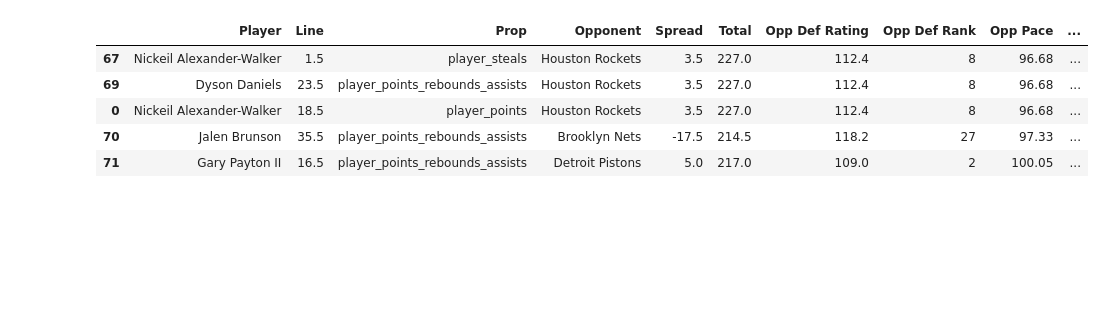
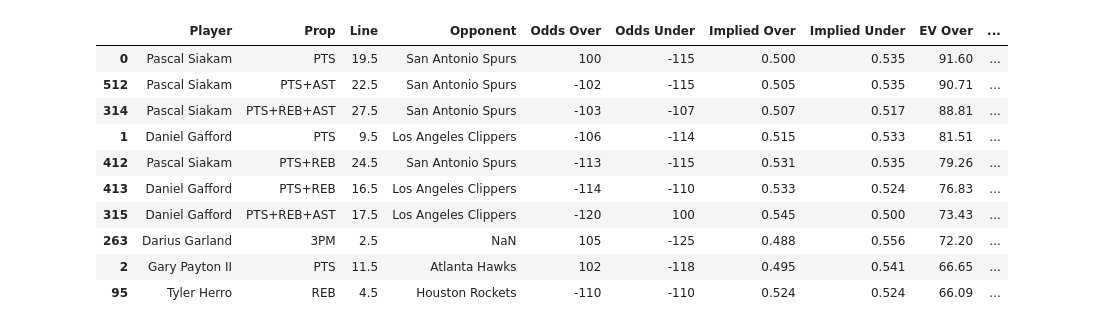
Before and after one commit to spon7ge/NBA-Prop-Predictor, a Jupyter notebook: src/points_model/prizepicks.ipynb, the cells around one changed output. Cells and saved outputs as stored; diff of their text form; code cells hidden in the pictures; blank space fills up the shorter version.

```diff
--- a/src/points_model/prizepicks.ipynb
+++ b/src/points_model/prizepicks.ipynb
@@ -101,5 +85,7 @@ Loaded: NBA_20260320_092137.json
 # %%
-df = pd.read_csv('data/raw/season_stats/S26.csv').sort_values(by='GAME_DATE')
-df.tail()
+s25 = pd.read_csv('data/raw/season_stats/S25.csv').sort_values(by='GAME_DATE')
+s26 = pd.read_csv('data/raw/season_stats/S26.csv').sort_values(by='GAME_DATE')
+base_df = pd.concat([s25, s26])
+base_df.tail()
 # %% [output]
 |  | SEASON_YEAR | PLAYER_ID | PLAYER_NAME | NICKNAME | TEAM_ID | TEAM_ABBREVIATION | TEAM_NAME | GAME_ID | ... |
@@ -679,38 +493,98 @@ rename_map = {
     'GAME_TOTAL': 'Total',
     'OPP_DEF_RATING': 'Opp Def Rating',
     'OPP_RANK_DEF_RATING': 'Opp Def Rank',
     'OPP_PACE': 'Opp Pace',
     'OPP_PACE_RANK': 'Opp Pace Rank',
     'ODDS_OVER': 'Odds Over',
     'ODDS_UNDER': 'Odds Under',
     'IMP_PROB_OVER': 'Implied Over',
     'IMP_PROB_UNDER': 'Implied Under',
     'AVG_STAT_L5': 'Avg Stat L5',
     'MED_STAT_L5': 'Med Stat L5',
     'STD_STAT_L5': 'Std Stat L5',
     'EDGE': 'Edge',
     'MED_EDGE': 'Med Edge',
     'Z_SCORE': 'Z Score',
     'PROB_OVER': 'Prob Over',
     'PROB_UNDER': 'Prob Under',
     'EV_OVER': 'EV Over',
     'EV_UNDER': 'EV Under',
     'OVER_RATE_L5': 'OVER L5',
     'OVER_RATE_L10': 'OVER L10',
     'OVER_RATE_L15': 'OVER L15',
     'OVER_RATE_SEASON': 'ALL SEASON',
     'AVG_MIN_L5': 'Avg Min L5',
     'STD_MIN_L5': 'Std Min L5',
+    'AVG_USG_L5': 'Avg USG% L5',
+    'STD_USG_L5': 'Std USG% L5',
     'MIN_CONSISTENCY': 'Min Consistency',
-    'IS_UNDERDOG': 'Underdog'
+    'IS_UNDERDOG': 'Underdog',
+    'AVG_STAT_VS_MATCHUP': 'Avg Stat vs Matchup',
+    'MATCHUP_GAMES': 'Matchup Games',
 }
 
 df = final.rename(columns=rename_map)
-df.head()
+prop_label_map = {
+    'player_points': 'PTS',
+    'player_rebounds': 'REB',
+    'player_assists': 'AST',
+    'player_turnovers': 'TOV',
+    'player_frees_attempts': 'FTA',
+    'player_threes': '3PM',
+    'player_blocks': 'BLK',
+    'player_steals': 'STL',
+    'player_blocks_steals': 'BLK+STL',
+    'player_points_rebounds_assists': 'PTS+REB+AST',
+    'player_points_rebounds': 'PTS+REB',
+    'player_points_assists': 'PTS+AST',
+    'player_rebounds_assists': 'REB+AST',
+}
+
+# In this cell `df['Prop']` is the CATEGORY value (e.g., 'player_points').
+df['Prop'] = df['Prop'].map(prop_label_map).fillna(df['Prop'])
+
+df = df[[
+    'Player',
+    'Prop',
+    'Line',
+    'Opponent',
+    'Odds Over',
+    'Odds Under',
+    'Implied Over',
+    'Implied Under',
+    'EV Over',
+    'EV Under',
+    'Avg Stat L5',
+    'Std Stat L5',
+    'Z Score',
+    'Prob Over',
+    'Prob Under',
+    'OVER L5',
+    'OVER L10',
+    'OVER L15',
+    'Avg Min L5',
+    'Std Min L5',
+    'Avg USG% L5',
+    'Std USG% L5',
+    'Avg Stat vs Matchup',
+    'Matchup Games',
+    'Spread',
+    'Total',
+    'Opp Def Rating',
+    'Opp Def Rank',
+    'Opp Pace',
+    'Opp Pace Rank',
+]].sort_values(by='EV Over', ascending=False)
+df.head(10)
 # %% [output]
-|  | Player | Line | Prop | Opponent | Spread | Total | Opp Def Rating | Opp Def Rank | Opp Pace | ... |
-| 67 | Nickeil Alexander-Walker | 1.5 | player_steals | Houston Rockets | 3.5 | 227.0 | 112.4 | 8 | 96.68 | ... |
-| 69 | Dyson Daniels | 23.5 | player_points_rebounds_assists | Houston Rockets | 3.5 | 227.0 | 112.4 | 8 | 96.68 | ... |
-| 0 | Nickeil Alexander-Walker | 18.5 | player_points | Houston Rockets | 3.5 | 227.0 | 112.4 | 8 | 96.68 | ... |
-| 70 | Jalen Brunson | 35.5 | player_points_rebounds_assists | Brooklyn Nets | -17.5 | 214.5 | 118.2 | 27 | 97.33 | ... |
-| 71 | Gary Payton II | 16.5 | player_points_rebounds_assists | Detroit Pistons | 5.0 | 217.0 | 109.0 | 2 | 100.05 | ... |
+|  | Player | Prop | Line | Opponent | Odds Over | Odds Under | Implied Over | Implied Under | EV Over | ... |
+| 0 | Pascal Siakam | PTS | 19.5 | San Antonio Spurs | 100 | -115 | 0.500 | 0.535 | 91.60 | ... |
+| 512 | Pascal Siakam | PTS+AST | 22.5 | San Antonio Spurs | -102 | -115 | 0.505 | 0.535 | 90.71 | ... |
+| 314 | Pascal Siakam | PTS+REB+AST | 27.5 | San Antonio Spurs | -103 | -107 | 0.507 | 0.517 | 88.81 | ... |
+| 1 | Daniel Gafford | PTS | 9.5 | Los Angeles Clippers | -106 | -114 | 0.515 | 0.533 | 81.51 | ... |
+| 412 | Pascal Siakam | PTS+REB | 24.5 | San Antonio Spurs | -113 | -115 | 0.531 | 0.535 | 79.26 | ... |
+| 413 | Daniel Gafford | PTS+REB | 16.5 | Los Angeles Clippers | -114 | -110 | 0.533 | 0.524 | 76.83 | ... |
+| 315 | Daniel Gafford | PTS+REB+AST | 17.5 | Los Angeles Clippers | -120 | 100 | 0.545 | 0.500 | 73.43 | ... |
+| 263 | Darius Garland | 3PM | 2.5 | NaN | 105 | -125 | 0.488 | 0.556 | 72.20 | ... |
+| 2 | Gary Payton II | PTS | 11.5 | Atlanta Hawks | 102 | -118 | 0.495 | 0.541 | 66.65 | ... |
+| 95 | Tyler Herro | REB | 4.5 | Houston Rockets | -110 | -110 | 0.524 | 0.524 | 66.09 | ... |
```
Also changed, not shown: parts of 9 cells of this notebook, 1 other file.
